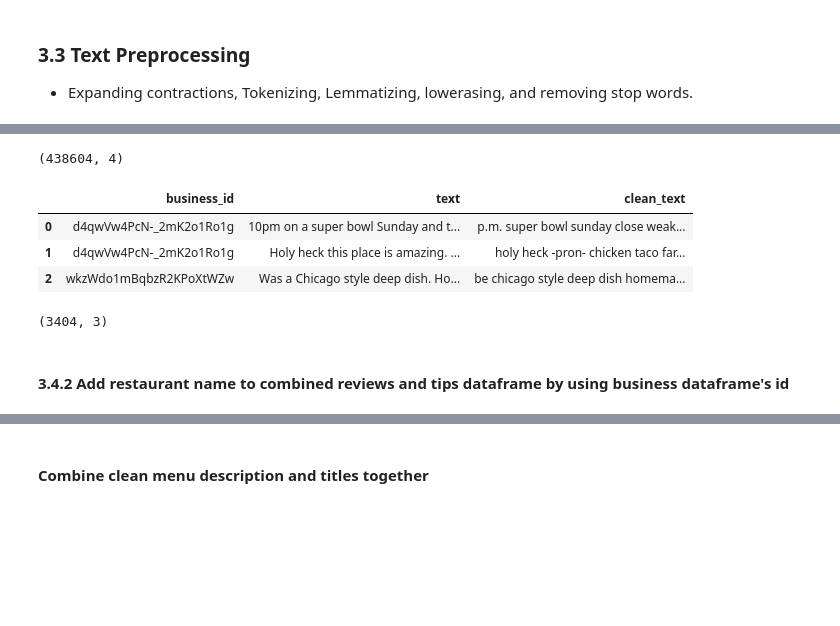
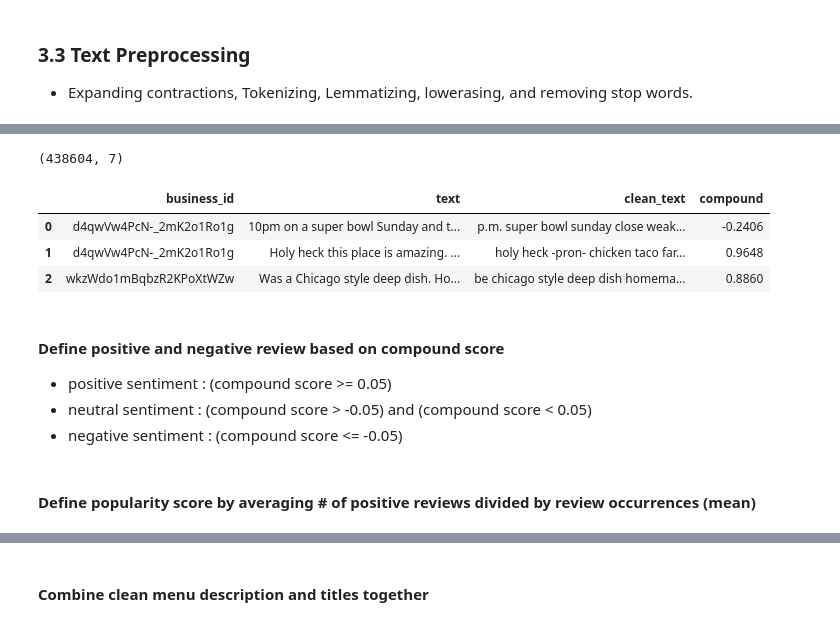
Before and after one commit to Suykim21/nlp_restaurant_search_engine, a Jupyter notebook: preprocessing.ipynb, the cells around one changed output, grey strips where cells are left out. Saved outputs shown, nothing was run; the diff lists cells and outputs as text; code cells hidden in the pictures; blank space fills up the shorter version.

```diff
--- a/preprocessing.ipynb
+++ b/preprocessing.ipynb
@@ -1021,0 +1069,14 @@ Dropped reviews from 8,021,122 to 367,770 rows (95.5% reduction) and dropped tip
+# %%
+from nltk.sentiment.vader import SentimentIntensityAnalyzer
+analyser = SentimentIntensityAnalyzer()
+# %%
+# Get sentiment score
+review_df['sentiment_result'] = pd.DataFrame(review_df.apply(lambda x: analyser.polarity_scores(x['text']), axis = 1))
+
+# Normalize the sentiment_result
+norm_sentiment_df = pd.json_normalize(review_df['sentiment_result'])
+review_df = review_df.join(norm_sentiment_df)
+
+# Drop sentiment_result column
+review_df.drop(columns = ['sentiment_result'],inplace = True)
+review_df.head()
@@ -1021,0 +1090,11 @@ Dropped reviews from 8,021,122 to 367,770 rows (95.5% reduction) and dropped tip
+# %%
+# Get sentiment score
+tip_df['sentiment_result'] = pd.DataFrame(tip_df.apply(lambda x: analyser.polarity_scores(x['text']), axis = 1))
+
+# Normalize the sentiment_result
+norm_sentiment_df = pd.json_normalize(tip_df['sentiment_result'])
+tip_df = tip_df.join(norm_sentiment_df)
+
+# Drop sentiment_result column
+tip_df.drop(columns = ['sentiment_result'],inplace = True)
+tip_df.head()
@@ -1022,3 +1108,6 @@ Dropped reviews from 8,021,122 to 367,770 rows (95.5% reduction) and dropped tip
+# %%
+review_df = review_df.drop(columns=['index'])
+tip_df = tip_df.drop(columns=['index'])
 # %% [markdown]
 ### 3.3 Text Preprocessing
 - Expanding contractions, Tokenizing, Lemmatizing, lowerasing, and removing stop words.
@@ -1043,20 +1143,17 @@ text_df = pd.concat([review_df, tip_df])
 # %%
 text_df.shape
 # %% [output]
-(438604, 4)
+(438604, 7)
 # %%
-text_df = text_df[['business_id', 'text', 'clean_text']]
+text_df = text_df[['business_id', 'text', 'clean_text', 'compound']]
 text_df.head(3)
 # %% [output]
-|  | business_id | text | clean_text |
-| 0 | d4qwVw4PcN-_2mK2o1Ro1g | 10pm on a super bowl Sunday and t... | p.m. super bowl sunday close weak... |
-| 1 | d4qwVw4PcN-_2mK2o1Ro1g | Holy heck this place is amazing. ... | holy heck -pron- chicken taco far... |
-| 2 | wkzWdo1mBqbzR2KPoXtWZw | Was a Chicago style deep dish. Ho... | be chicago style deep dish homema... |
+|  | business_id | text | clean_text | compound |
+| 0 | d4qwVw4PcN-_2mK2o1Ro1g | 10pm on a super bowl Sunday and t... | p.m. super bowl sunday close weak... | -0.2406 |
+| 1 | d4qwVw4PcN-_2mK2o1Ro1g | Holy heck this place is amazing. ... | holy heck -pron- chicken taco far... | 0.9648 |
+| 2 | wkzWdo1mBqbzR2KPoXtWZw | Was a Chicago style deep dish. Ho... | be chicago style deep dish homema... | 0.8860 |
-# %%
-# Consolidate all ingredients using groupby method
-text_df = text_df.groupby('business_id', as_index=False).agg({'text': ' '.join, 'clean_text': ' '.join})
-text_df.shape
-# %% [output]
-(3404, 3)
-# %% [markdown]
-#### 3.4.2 Add restaurant name to combined reviews and tips dataframe by using business dataframe's id
+# %% [markdown]
+#### Define positive and negative review based on compound score
+- positive sentiment : (compound score >= 0.05)
+- neutral sentiment : (compound score > -0.05) and (compound score < 0.05)
+- negative sentiment : (compound score <= -0.05)
@@ -1062,0 +1165,2 @@ text_df.shape
+# %% [markdown]
+#### Define popularity score by averaging # of positive reviews divided by review occurrences (mean)
```
Also changed, not shown: parts of 103 cells of this notebook, 2 other files.
